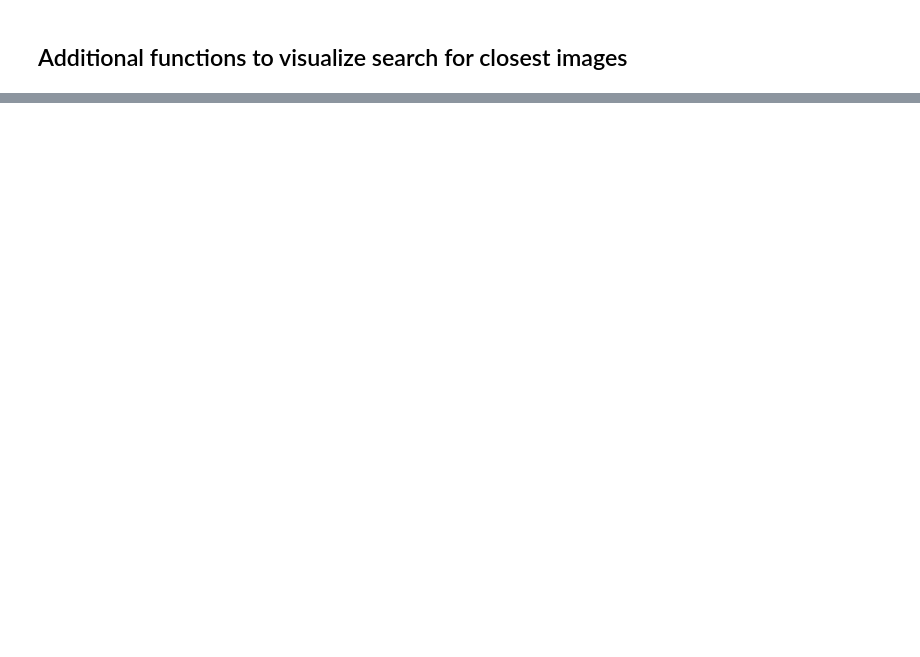
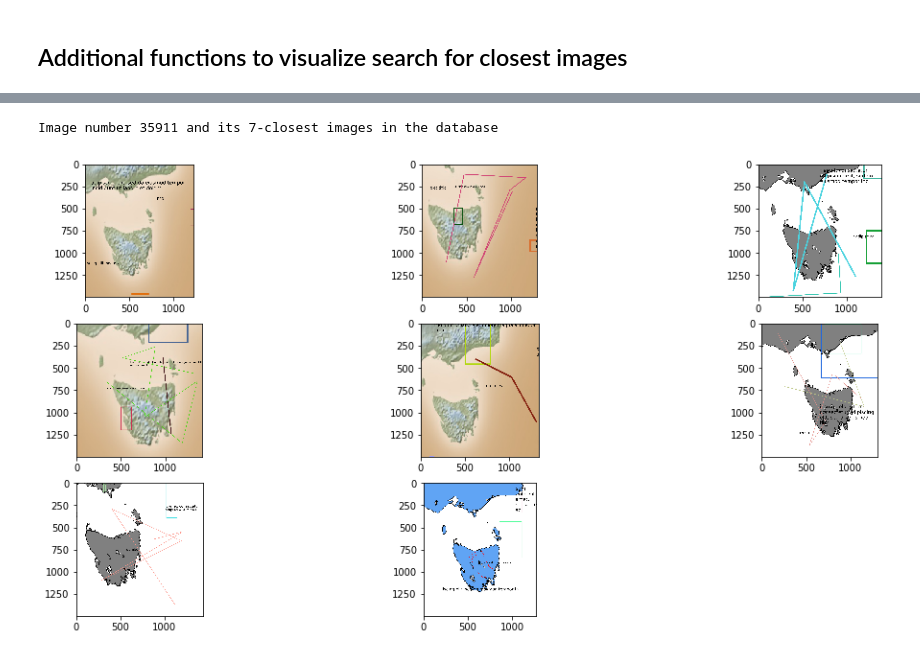
Before and after one commit to GeoDataScienceUQ/put-it-on-the-map, a Jupyter notebook: Find_similar_images_Training_submissionFinal.ipynb, the cells around one changed output, grey strips where cells are left out. Saved outputs shown, nothing was run; the diff lists cells and outputs as text; code cells hidden in the pictures; blank space fills up the shorter version.

```diff
--- a/Find_similar_images_Training_submissionFinal.ipynb
+++ b/Find_similar_images_Training_submissionFinal.ipynb
@@ -346,7 +355,7 @@ if __name__ == '__main__':
                           .format(epoch + 1, n_epochs, i_batch + 1, total_step, loss.item(), accuracy))
         print('=============')
     ##============Train the model on geographic zone classification - all layers====================
-    n_epochs = 8
+    n_epochs = 3
     print('============ Training phase 2 - number of epochs: {} ============'.format(n_epochs))
     ##freeze all layers but the last
     ct = 0
@@ -455,23 +478,23 @@ BrokenPipeError: [Errno 32] Broken pipe
 # %% [markdown]
 ## Additional functions to visualize search for closest images
 # %%
-# ###Create LSH linking image path to feature descriptor
-# lsh_images = LSHash(hash_size=k, input_dim=d, num_hashtables=L)
-# ###images - used for visualizing images
-# feature_dict_image = dict(zip(image_names, train_features))
-# for images, vec in notebook.tqdm(feature_dict_image.items()):
-#     lsh_images.index(vec.flatten(), extra_data=images)
+###Create LSH linking image path to feature descriptor
+lsh_images = LSHash(hash_size=k, input_dim=d, num_hashtables=L)
+###images - used for visualizing images
+feature_dict_image = dict(zip(image_names, train_features))
+for images, vec in notebook.tqdm(feature_dict_image.items()):
+    lsh_images.index(vec.flatten(), extra_data=images)
 # %%
-# def get_similar_item_images(features, lsh_variable, n_items=5):
-# """plot n_items images given a feature tensor"""
-#     response = lsh_variable.query(features,
-#                      num_results=n_items, distance_func='hamming')
-#     columns = 3
-#     rows = int(np.ceil(n_items+1/columns))
-#     fig=plt.figure(figsize=(2*rows, 3*rows))
-#     for i in range(1, columns*rows +1):
-#         if i<n_items+1:
-#             img = cv.imread(response[i-1][0][1])
-#             fig.add_subplot(rows, columns, i)
-#             plt.imshow(img)
-#     return plt.show()
+def get_similar_item_images(features, lsh_variable, n_items=5):
+    """plot n_items images given a feature tensor"""
+    response = lsh_variable.query(features,
+                     num_results=n_items, distance_func='hamming')
+    columns = 3
+    rows = int(np.ceil(n_items+1/columns))
+    fig=plt.figure(figsize=(2*rows, 3*rows))
+    for i in range(1, columns*rows +1):
+        if i<n_items+1:
+            img = cv.imread(response[i-1][0][1])
+            fig.add_subplot(rows, columns, i)
+            plt.imshow(img)
+    return plt.show()
@@ -482,0 +501,8 @@ BrokenPipeError: [Errno 32] Broken pipe
+# %%
+idx = random.randint(0, len(list(feature_dict_image.keys()))-1)
+n_images = 8
+print('Image number {} and its {}-closest images in the database'.format(idx, n_images-1))
+get_similar_item_images(feature_dict_image[list(feature_dict_image.keys())[idx]].flatten(), lsh_images, n_images)
+# %% [output]
+Image number 35911 and its 7-closest images in the database
+[figure, added]
```
Also changed, not shown: parts of 6 cells of this notebook, 2 other files.
